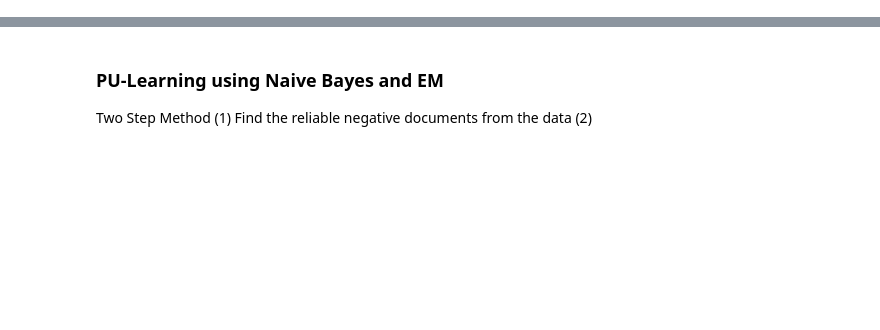
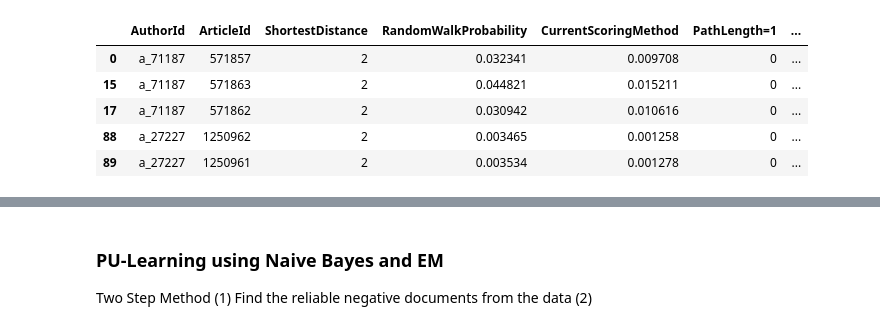
Before and after one commit to anwarsk/Graph-Mining-Project, a Jupyter notebook: python-notebooks/PU_Learning.ipynb, the cells around one changed output, grey strips where cells are left out. Cells and saved outputs as stored; diff of their text form; code cells hidden in the pictures; blank space fills up the shorter version.

```diff
--- a/python-notebooks/PU_Learning.ipynb
+++ b/python-notebooks/PU_Learning.ipynb
@@ -145,3 +166,14 @@ class PUAdapter(object):
             raise Exception('The estimator must be fitted before calling predict(...).')
 
         return np.array([1. if p > treshold else -1. for p in self.predict_proba(X)])
+# %%
+X_positive = positive_cases
+# %%
+X_positive.head()
+# %% [output]
+|  | AuthorId | ArticleId | ShortestDistance | RandomWalkProbability | CurrentScoringMethod | PathLength=1 | ... |
+| 0 | a_71187 | 571857 | 2 | 0.032341 | 0.009708 | 0 | ... |
+| 15 | a_71187 | 571863 | 2 | 0.044821 | 0.015211 | 0 | ... |
+| 17 | a_71187 | 571862 | 2 | 0.030942 | 0.010616 | 0 | ... |
+| 88 | a_27227 | 1250962 | 2 | 0.003465 | 0.001258 | 0 | ... |
+| 89 | a_27227 | 1250961 | 2 | 0.003534 | 0.001278 | 0 | ... |
```
Also changed, not shown: parts of 51 cells of this notebook.
